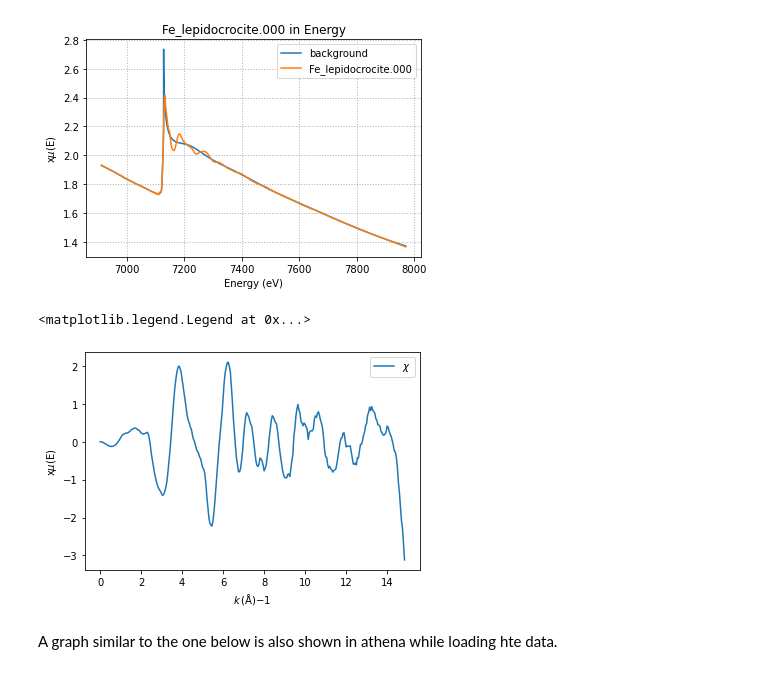
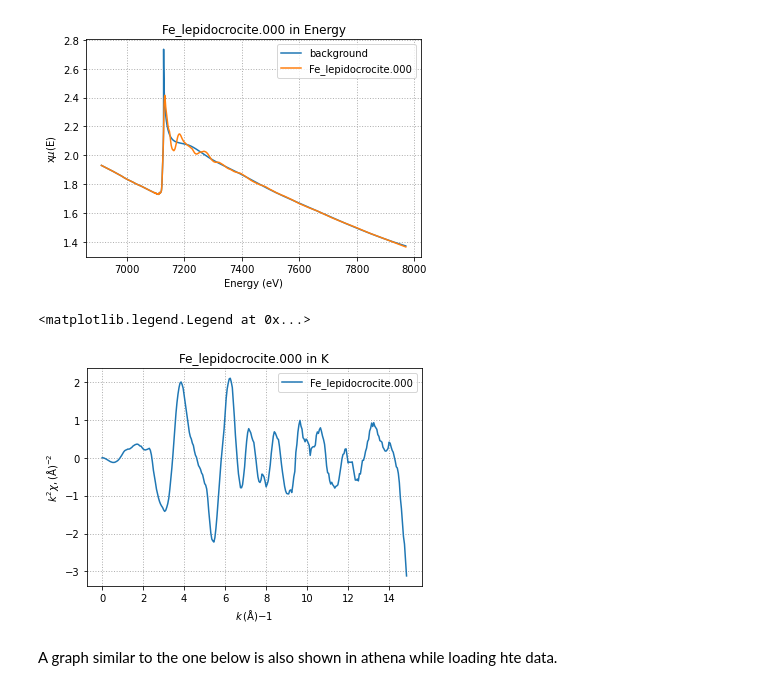
Before and after one commit to scman1/Larch_Intro_ukch, a Jupyter notebook: XAFS_ProcessingBR.ipynb, the cells around one changed output. Cells and saved outputs as stored; diff of their text form; code cells hidden in the pictures.

Commit message:
Plot in K space

```diff
--- a/XAFS_ProcessingBR.ipynb
+++ b/XAFS_ProcessingBR.ipynb
@@ -207,16 +207,18 @@ plt.legend()
 <matplotlib.legend.Legend at 0x...>
 [figure]
 # %%
+# https://vimeo.com/340207346 36:00
 from larch.xafs import autobk
 autobk(fe_xafs)
-plt.plot(fe_xafs.k, fe_xafs.chi*fe_xafs.k**2, label='$\chi$')
+plt.plot(fe_xafs.k, fe_xafs.chi*fe_xafs.k**2, label=fe_xafs.filename)
 plt.xlabel(r'$k\, ({\rm\AA}){-1}$')
 plt.ylabel(r'$k^2\chi, ({\rm\AA})^{-2}$')
-
+plt.title(fe_xafs.filename+" in K")
+plt.grid(linestyle=':', linewidth=1) #show and format grid
 plt.legend()
 # %% [output]
 <matplotlib.legend.Legend at 0x...>
-[figure, old version]
+[figure, new version]
 # %% [markdown]
 A graph similar to the one below is also shown in athena while loading hte data.
 # %%
```
